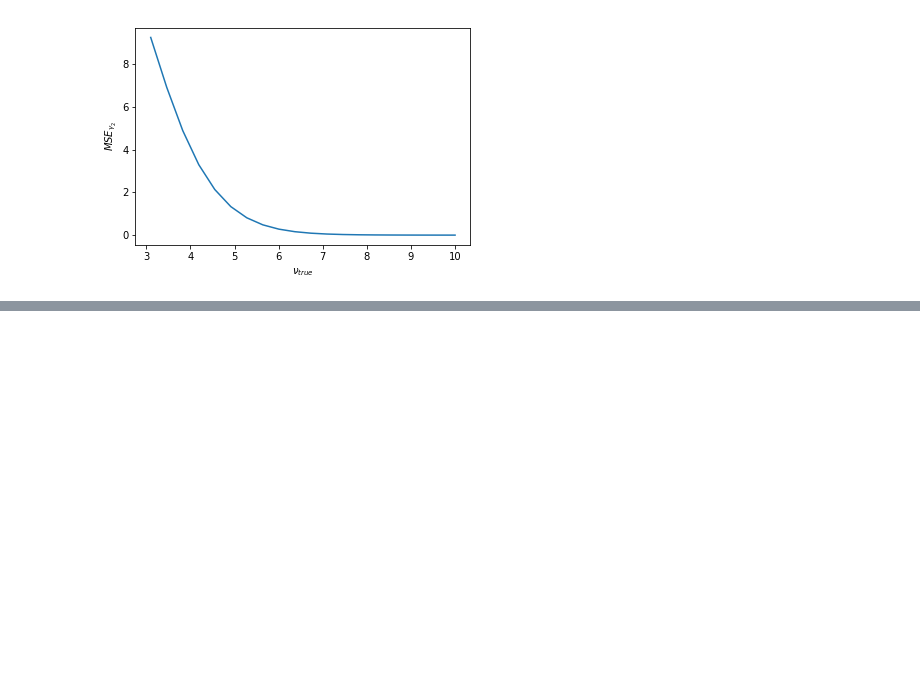
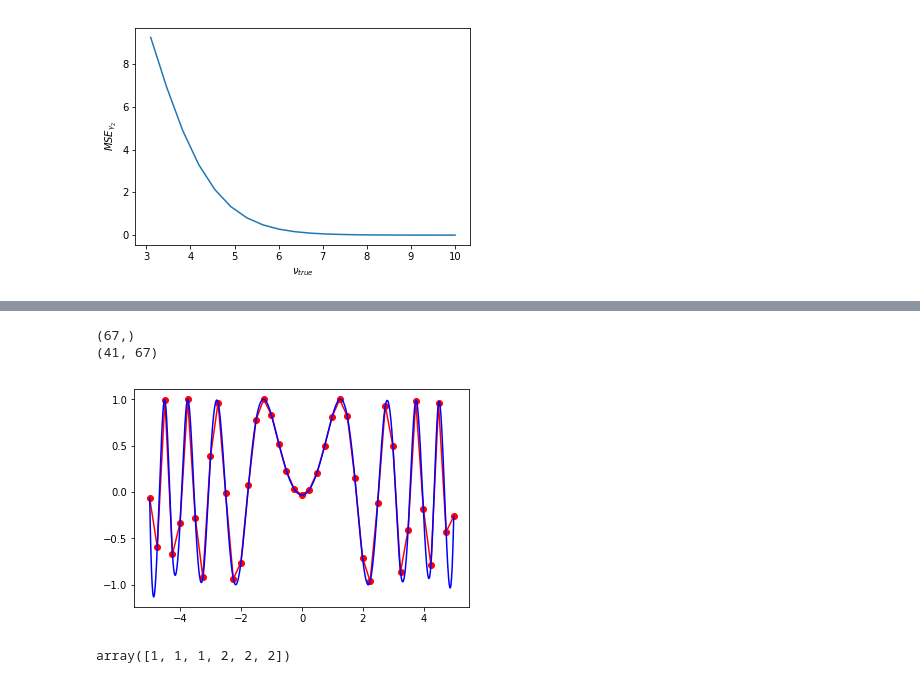
Before and after one commit to florpi/CentralStreamingModel, a Jupyter notebook: skewt/recover_parameters.ipynb, the cells around one changed output, grey strips where cells are left out. Drawn from its saved outputs; the diff is of its cells as text; code cells hidden in the pictures; blank space fills up the shorter version.

```diff
--- a/skewt/recover_parameters.ipynb
+++ b/skewt/recover_parameters.ipynb
@@ -119,0 +140,22 @@ Text(0.5,0,'$\\nu_{true}$')
+# %%
+from scipy import interpolate
+x = np.arange(-5.01, 5.01, 0.15)
+y = np.arange(-5.01, 5.01, 0.25)
+print(x.shape)
+xx, yy = np.meshgrid(x, y)
+z = np.sin(xx**2+yy**2)
+print(z.shape)
+f = interpolate.interp2d(x,y, z, kind='cubic')
+# %% [output]
+(67,)
+(41, 67)
+# %%
+import matplotlib.pyplot as plt
+
+xnew = np.arange(-5.01, 5.01, 1e-2)
+ynew = np.arange(-5.01, 5.01, 1e-2)
+znew = f(xnew, ynew)
+plt.plot(x, z[0, :], 'ro-', xnew, znew[0, :], 'b-')
+plt.show()
+# %% [output]
+[figure, added]
@@ -119,0 +172,4 @@ Text(0.5,0,'$\\nu_{true}$')
+# %%
+ases
+# %% [output]
+array([1, 1, 1, 2, 2, 2])
```
Also changed, not shown: parts of 15 cells of this notebook, 3 other files.
